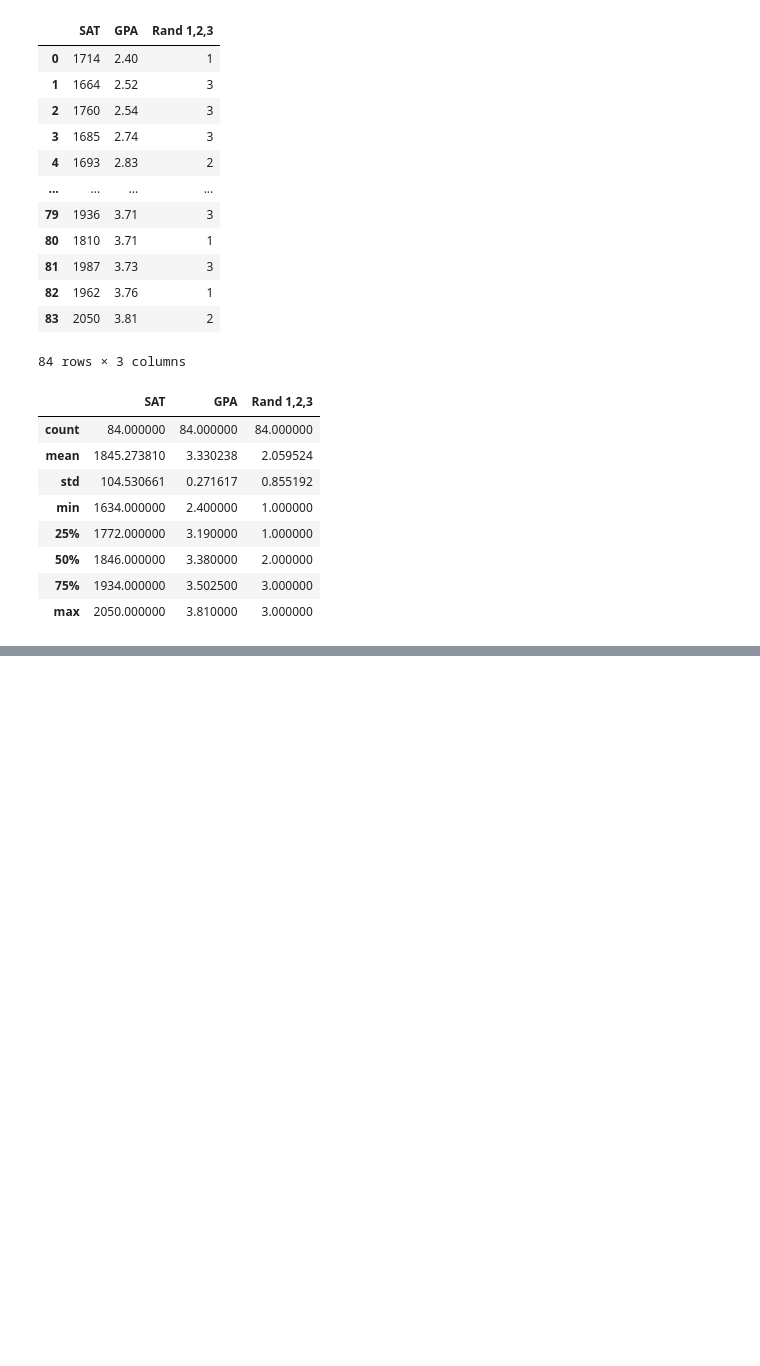
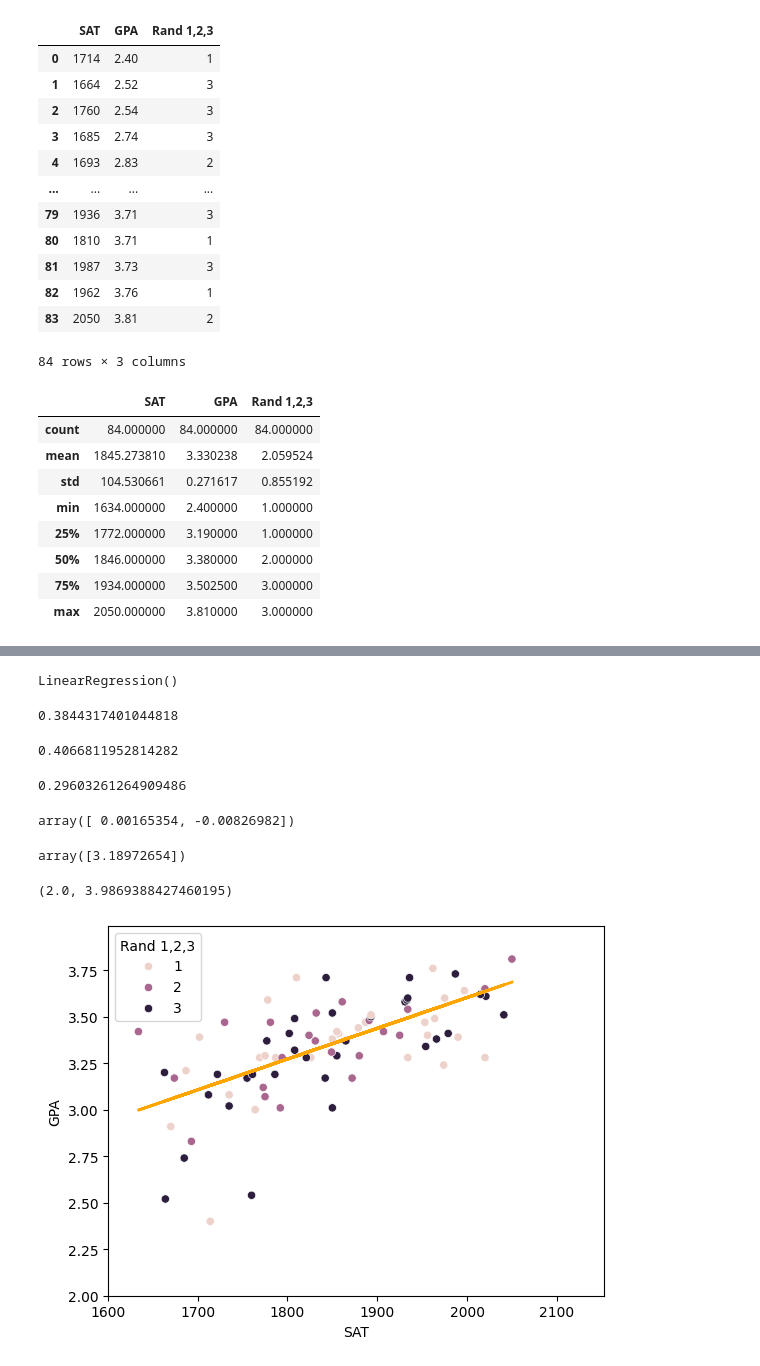
Before and after one commit to JACK6185555/NumPy, a Jupyter notebook: Project/Ex3.ipynb, the cells around one changed output, grey strips where cells are left out. Cells and saved outputs as stored; diff of their text form; code cells hidden in the pictures; blank space fills up the shorter version.

Commit message:
Create sklearn+-+Multiple+Linear+Regression+and+Adjusted+R-squared+-+Exercise+Solution.ipynb

```diff
--- a/Project/Ex3.ipynb
+++ b/Project/Ex3.ipynb
@@ -66,0 +99,40 @@ strong multicollinearity or other numerical problems.
+# %%
+reg=LinearRegression()
+reg.fit(x1,y)
+# %% [output]
+LinearRegression()
+# %%
+r2=reg.score(x1,y)
+
+n=x.shape[0]
+p=x.shape[1]
+
+adjusted_r2=1-(1-r2)*(n-1)/(n-p-1)
+adjusted_r2
+# %% [output]
+0.3844317401044818
+# %%
+r2
+# %% [output]
+0.4066811952814282
+# %%
+reg.intercept_
+# %% [output]
+0.29603261264909486
+# %%
+reg.coef_
+# %% [output]
+array([ 0.00165354, -0.00826982])
+# %%
+reg.predict([[1760,2]])
+# %% [output]
+array([3.18972654])
+# %%
+sns.scatterplot(data=df,x='SAT',y='GPA',hue='Rand 1,2,3')
+yhat=reg.intercept_+reg.coef_*x1
+plt.plot(x1,yhat,color='orange',lw=2)
+plt.xlim(1600)
+plt.ylim(2.0)
+# %% [output]
+(2.0, 3.9869388427460195)
+[figure, added]
```
Also changed, not shown: parts of 4 cells of this notebook, 5 other files.
